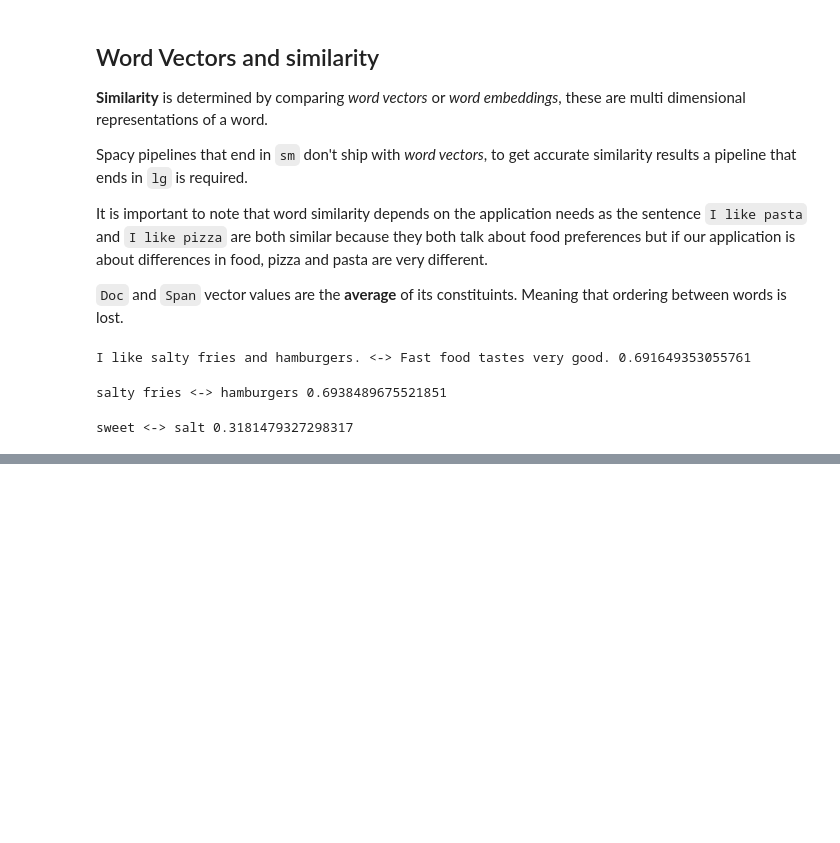
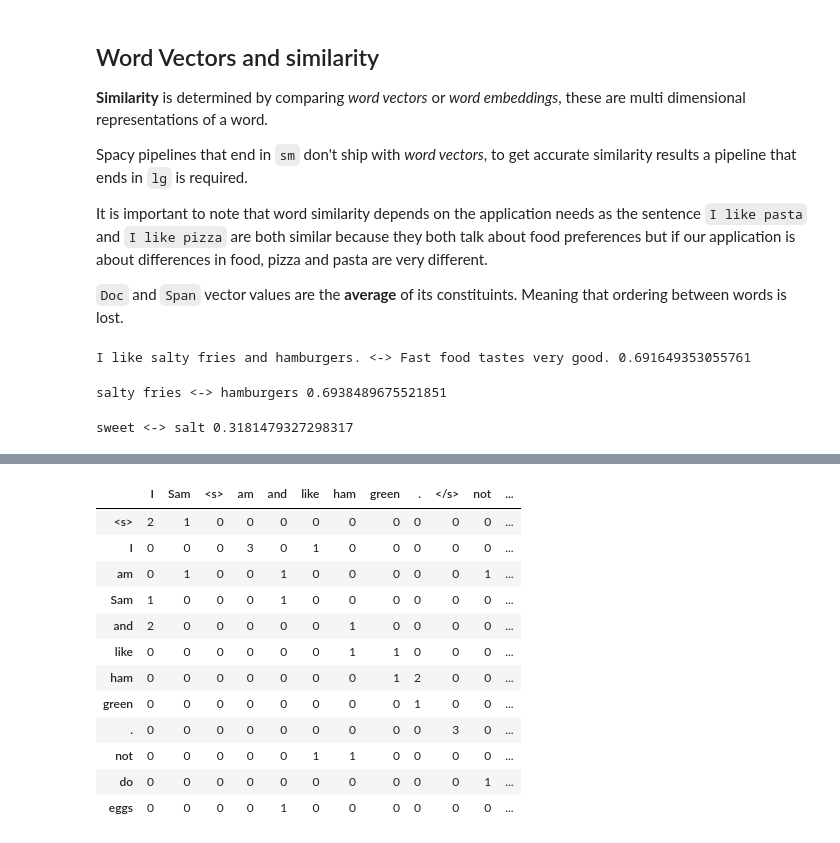
Before and after one commit to MartimVideira/nlp, a Jupyter notebook: my_preprocessing.ipynb, the cells around one changed output, grey strips where cells are left out. Saved outputs shown, nothing was run; the diff lists cells and outputs as text; code cells hidden in the pictures; blank space fills up the shorter version.

```diff
--- a/my_preprocessing.ipynb
+++ b/my_preprocessing.ipynb
@@ -207,8 +207,8 @@ lines = punkt.tokenize(raw)
 tokens_by_lines = [word_tokenize(line) for line in lines]
 vocabulary = {}
 for line in tokens_by_lines:
-    for token in line:
-        vocabulary[token] = vocabulary.get(token, 0) + 1
+    for first_token in line:
+        vocabulary[first_token] = vocabulary.get(first_token, 0) + 1
 
 print("Lines:", len(lines))
 print("Tokens: ", sum([len(l) for l in tokens_by_lines]))
@@ -327,10 +327,10 @@ Original:  The European Commission has funded a numerical study to analyze the p
 Stemmed:  the european commiss ha fund a numer studi to analyz the purchas of a pipe organ with no nois for europ 's organ . numer donat have follow the analysi after a noisi debat .
 # %%
 mapping = {}
-for token in tokens:
-    stemmed = porter_stemmer.stem(token)
+for first_token in tokens:
+    stemmed = porter_stemmer.stem(first_token)
     mapping[stemmed] = mapping.get(stemmed,set())
-    mapping[stemmed].add(token)
+    mapping[stemmed].add(first_token)
 
 sorted(mapping.items(),key=lambda a: len(a[1]),reverse=True)[:5]
 # %% [output]
@@ -555,0 +613,35 @@ sweet <-> salt 0.3181479327298317
+# %%
+# Going for a more tabular approach
+table = {}
+vocabulary = {}
+for sentence in sents_toks:
+    for index, first_token in enumerate(sentence):
+        frequency = vocabulary.get(first_token, 0) + 1
+        vocabulary[first_token] = frequency
+        if index < (len(sentence) - 1):
+            next_token = sentence[index + 1]
+            start_by_token = table.get(first_token, {})
+            bigram_frequency = start_by_token.get(next_token, 0) + 1
+            start_by_token[next_token] = bigram_frequency
+            table[first_token] = start_by_token
+
+# Set frequency to 0 to bigrams that don't appear in the corpus
+for _, start_by in table.items():
+    for first_token in vocabulary:
+        if not first_token in start_by:
+            start_by[first_token] = 0
+pd.DataFrame(table).transpose()
+# %% [output]
+|  | I | Sam | <s> | am | and | like | ham | green | . | </s> | not | ... |
+| <s> | 2 | 1 | 0 | 0 | 0 | 0 | 0 | 0 | 0 | 0 | 0 | ... |
+| I | 0 | 0 | 0 | 3 | 0 | 1 | 0 | 0 | 0 | 0 | 0 | ... |
+| am | 0 | 1 | 0 | 0 | 1 | 0 | 0 | 0 | 0 | 0 | 1 | ... |
+| Sam | 1 | 0 | 0 | 0 | 1 | 0 | 0 | 0 | 0 | 0 | 0 | ... |
+| and | 2 | 0 | 0 | 0 | 0 | 0 | 1 | 0 | 0 | 0 | 0 | ... |
+| like | 0 | 0 | 0 | 0 | 0 | 0 | 1 | 1 | 0 | 0 | 0 | ... |
+| ham | 0 | 0 | 0 | 0 | 0 | 0 | 0 | 1 | 2 | 0 | 0 | ... |
+| green | 0 | 0 | 0 | 0 | 0 | 0 | 0 | 0 | 1 | 0 | 0 | ... |
+| . | 0 | 0 | 0 | 0 | 0 | 0 | 0 | 0 | 0 | 3 | 0 | ... |
+| not | 0 | 0 | 0 | 0 | 0 | 1 | 1 | 0 | 0 | 0 | 0 | ... |
+| do | 0 | 0 | 0 | 0 | 0 | 0 | 0 | 0 | 0 | 0 | 1 | ... |
+| eggs | 0 | 0 | 0 | 0 | 1 | 0 | 0 | 0 | 0 | 0 | 0 | ... |
```
Also changed, not shown: parts of 5 cells of this notebook, 1 other file.
